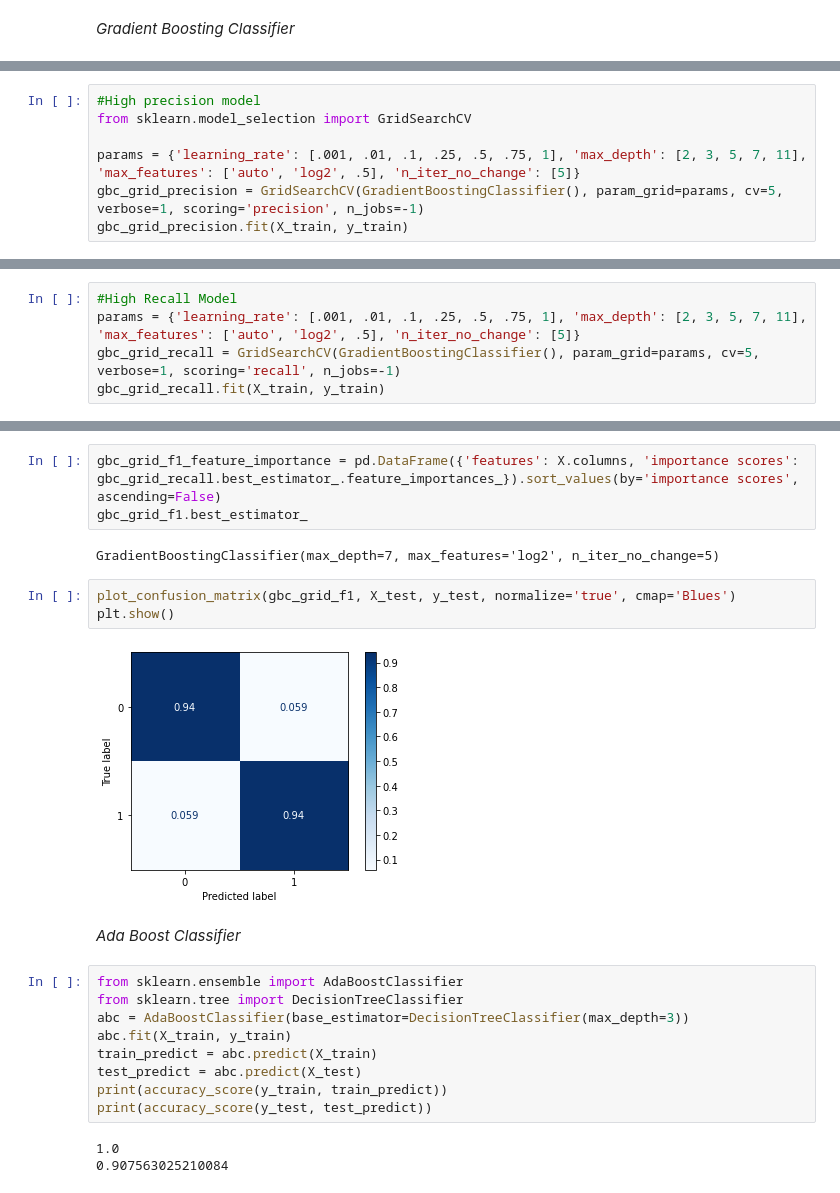
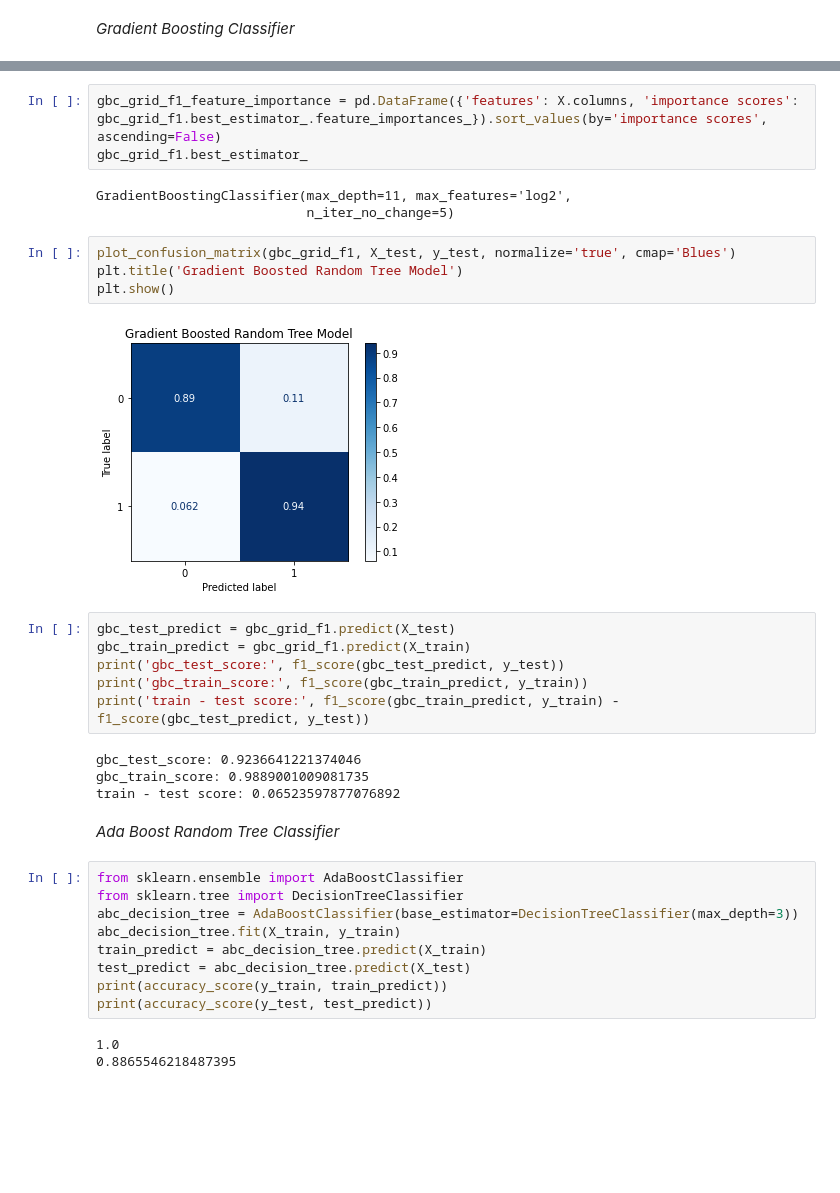
Before and after one commit to luminarian/thinkful-capstone-2, a Jupyter notebook: capstone-2.ipynb, the cells around one changed output, grey strips where cells are left out. Saved outputs shown, nothing was run; the diff lists cells and outputs as text; blank space fills up the shorter version.

```diff
--- a/capstone-2.ipynb
+++ b/capstone-2.ipynb
@@ -89,7 +91,0 @@ print(accuracy_score(y_test, test_predict))
-# %%
-#High precision model
-from sklearn.model_selection import GridSearchCV
-
-params = {'learning_rate': [.001, .01, .1, .25, .5, .75, 1], 'max_depth': [2, 3, 5, 7, 11], 'max_features': ['auto', 'log2', .5], 'n_iter_no_change': [5]}
-gbc_grid_precision = GridSearchCV(GradientBoostingClassifier(), param_grid=params, cv=5, verbose=1, scoring='precision', n_jobs=-1)
-gbc_grid_precision.fit(X_train, y_train)
@@ -121,5 +91,0 @@ plt.show()
-# %%
-#High Recall Model
-params = {'learning_rate': [.001, .01, .1, .25, .5, .75, 1], 'max_depth': [2, 3, 5, 7, 11], 'max_features': ['auto', 'log2', .5], 'n_iter_no_change': [5]}
-gbc_grid_recall = GridSearchCV(GradientBoostingClassifier(), param_grid=params, cv=5, verbose=1, scoring='recall', n_jobs=-1)
-gbc_grid_recall.fit(X_train, y_train)
@@ -168,27 +109,39 @@ GridSearchCV(cv=5, estimator=GradientBoostingClassifier(), n_jobs=-1,
                          'n_iter_no_change': [5]},
              scoring='f1', verbose=1)
 # %%
-gbc_grid_f1_feature_importance = pd.DataFrame({'features': X.columns, 'importance scores': gbc_grid_recall.best_estimator_.feature_importances_}).sort_values(by='importance scores', ascending=False)
+gbc_grid_f1_feature_importance = pd.DataFrame({'features': X.columns, 'importance scores': gbc_grid_f1.best_estimator_.feature_importances_}).sort_values(by='importance scores', ascending=False)
 gbc_grid_f1.best_estimator_
 # %% [output]
-GradientBoostingClassifier(max_depth=7, max_features='log2', n_iter_no_change=5)
+GradientBoostingClassifier(max_depth=11, max_features='log2',
+                           n_iter_no_change=5)
 # %%
 plot_confusion_matrix(gbc_grid_f1, X_test, y_test, normalize='true', cmap='Blues')
+plt.title('Gradient Boosted Random Tree Model')
 plt.show()
 # %% [output]
-[figure, old version]
+[figure, new version]
+# %%
+gbc_test_predict = gbc_grid_f1.predict(X_test)
+gbc_train_predict = gbc_grid_f1.predict(X_train)
+print('gbc_test_score:', f1_score(gbc_test_predict, y_test))
+print('gbc_train_score:', f1_score(gbc_train_predict, y_train))
+print('train - test score:', f1_score(gbc_train_predict, y_train) - f1_score(gbc_test_predict, y_test))
+# %% [output]
+gbc_test_score: 0.9236641221374046
+gbc_train_score: 0.9889001009081735
+train - test score: 0.06523597877076892
 # %% [markdown]
-*Ada Boost Classifier*
+*Ada Boost Random Tree Classifier*
 # %%
 from sklearn.ensemble import AdaBoostClassifier
 from sklearn.tree import DecisionTreeClassifier
-abc = AdaBoostClassifier(base_estimator=DecisionTreeClassifier(max_depth=3))
-abc.fit(X_train, y_train)
-train_predict = abc.predict(X_train)
-test_predict = abc.predict(X_test)
+abc_decision_tree = AdaBoostClassifier(base_estimator=DecisionTreeClassifier(max_depth=3))
+abc_decision_tree.fit(X_train, y_train)
+train_predict = abc_decision_tree.predict(X_train)
+test_predict = abc_decision_tree.predict(X_test)
 print(accuracy_score(y_train, train_predict))
 print(accuracy_score(y_test, test_predict))
 # %% [output]
 1.0
-0.907563025210084
+0.8865546218487395
 # %%
```
Also changed, not shown: parts of 23 cells of this notebook.
